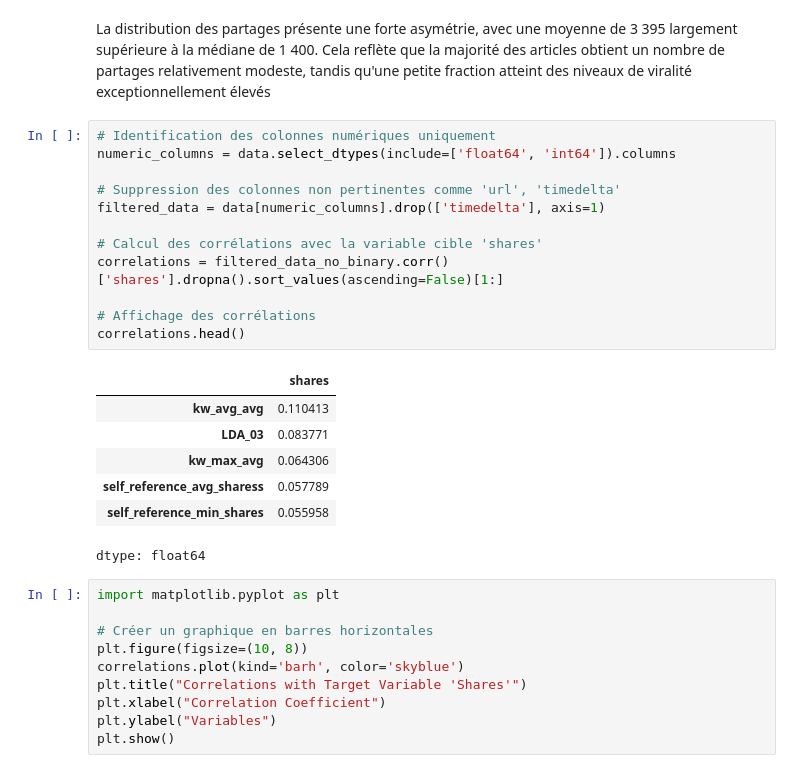
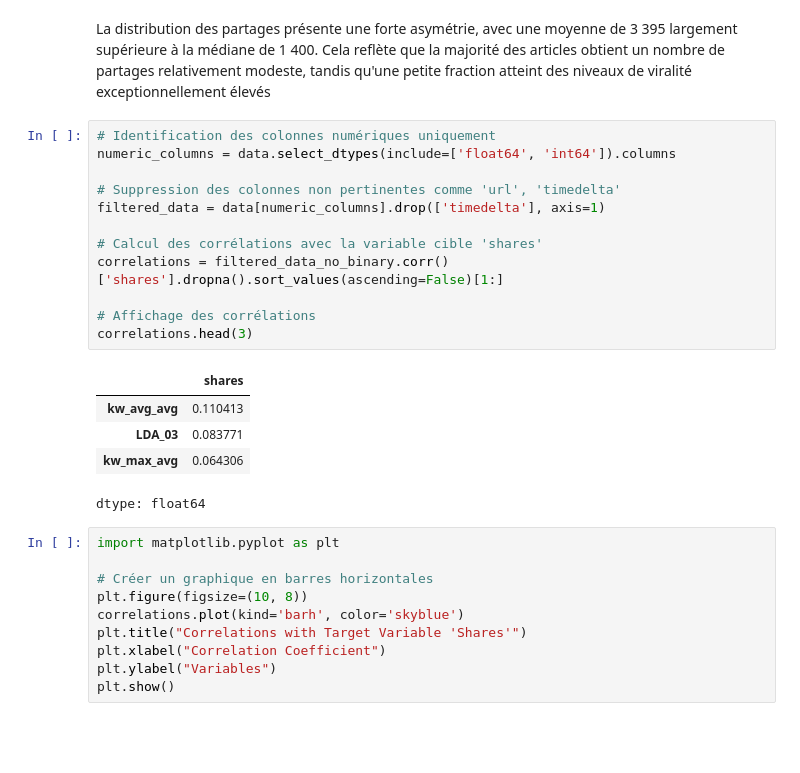
Before and after one commit to GAKIZAB/Projet-Machine-learning-avec-Python, a Jupyter notebook: Prédiction et selection.ipynb, the cells around one changed output. Cells and saved outputs as stored; diff of their text form; blank space fills up the shorter version.

```diff
--- a/Prédiction et selection.ipynb
+++ b/Prédiction et selection.ipynb
@@ -264,22 +264,20 @@ La distribution des partages présente une forte asymétrie, avec une moyenne de
 # %%
 # Identification des colonnes numériques uniquement
 numeric_columns = data.select_dtypes(include=['float64', 'int64']).columns
 
 # Suppression des colonnes non pertinentes comme 'url', 'timedelta'
 filtered_data = data[numeric_columns].drop(['timedelta'], axis=1)
 
 # Calcul des corrélations avec la variable cible 'shares'
 correlations = filtered_data_no_binary.corr()['shares'].dropna().sort_values(ascending=False)[1:]
 
 # Affichage des corrélations
-correlations.head()
+correlations.head(3)
 # %% [output]
 |  | shares |
 | kw_avg_avg | 0.110413 |
 | LDA_03 | 0.083771 |
 | kw_max_avg | 0.064306 |
-| self_reference_avg_sharess | 0.057789 |
-| self_reference_min_shares | 0.055958 |
 dtype: float64
 # %%
 import matplotlib.pyplot as plt
```
Also changed, not shown: parts of 16 cells of this notebook.
